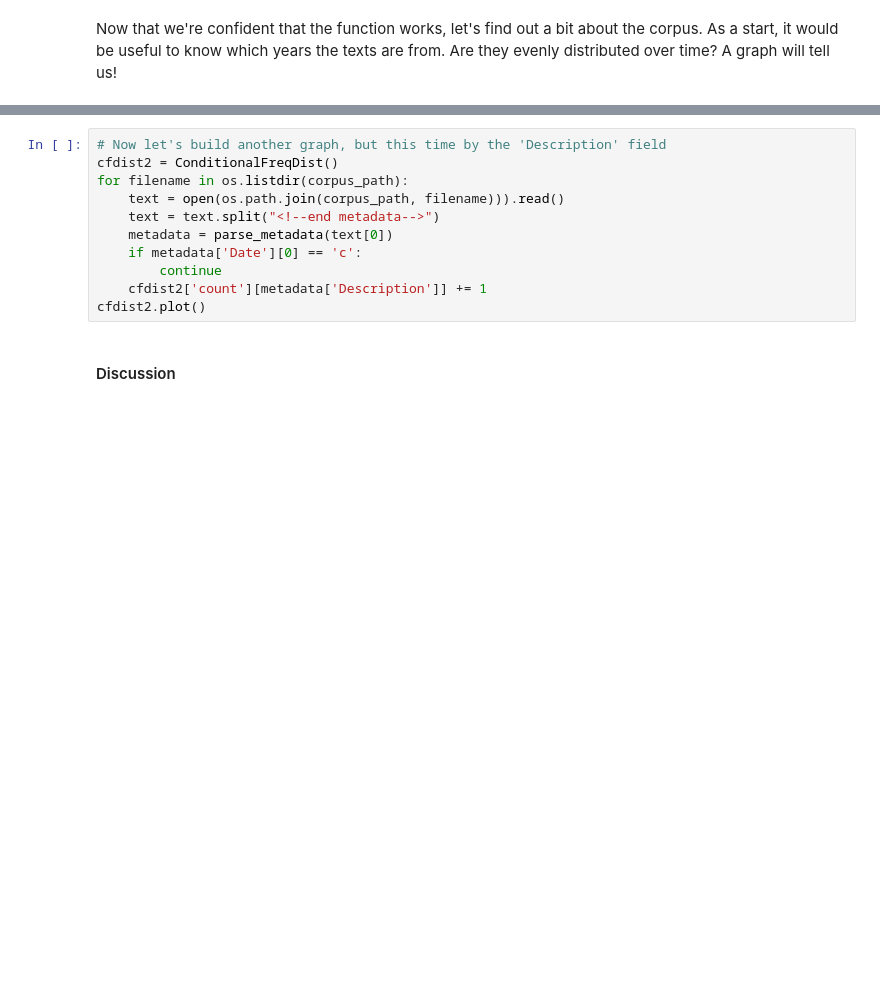
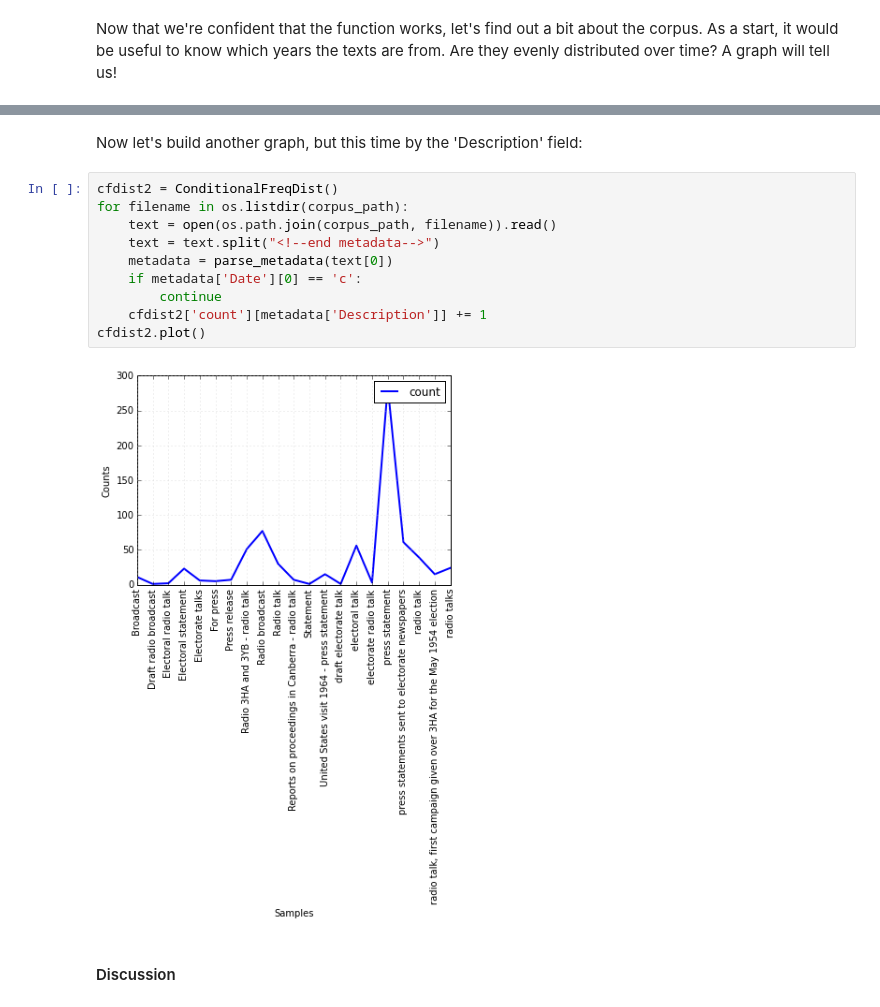
Before and after one commit to resbaz/lessons, a Jupyter notebook: nltk/day-2.ipynb, the cells around one changed output, grey strips where cells are left out. Cells and saved outputs as stored; diff of their text form; blank space fills up the shorter version.

```diff
--- a/nltk/day-2.ipynb
+++ b/nltk/day-2.ipynb
@@ -196,14 +247,17 @@ cfdist.plot()
+# %% [markdown]
+Now let's build another graph, but this time by the 'Description' field:
 # %%
-# Now let's build another graph, but this time by the 'Description' field
 cfdist2 = ConditionalFreqDist()
 for filename in os.listdir(corpus_path):
-    text = open(os.path.join(corpus_path, filename))).read()
+    text = open(os.path.join(corpus_path, filename)).read()
     text = text.split("<!--end metadata-->")
     metadata = parse_metadata(text[0])
     if metadata['Date'][0] == 'c':
         continue
     cfdist2['count'][metadata['Description']] += 1
 cfdist2.plot()
+# %% [output]
+[figure, added]
 # %% [markdown]
 #### Discussion
 # %% [markdown]
```
Also changed, not shown: parts of 71 cells of this notebook, 1 other file.
